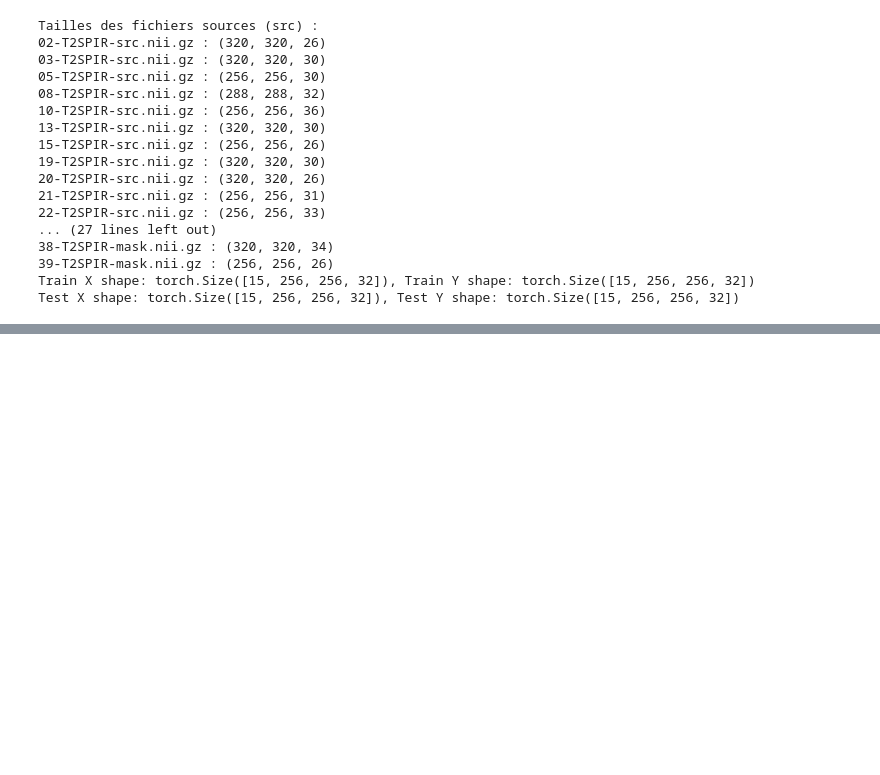
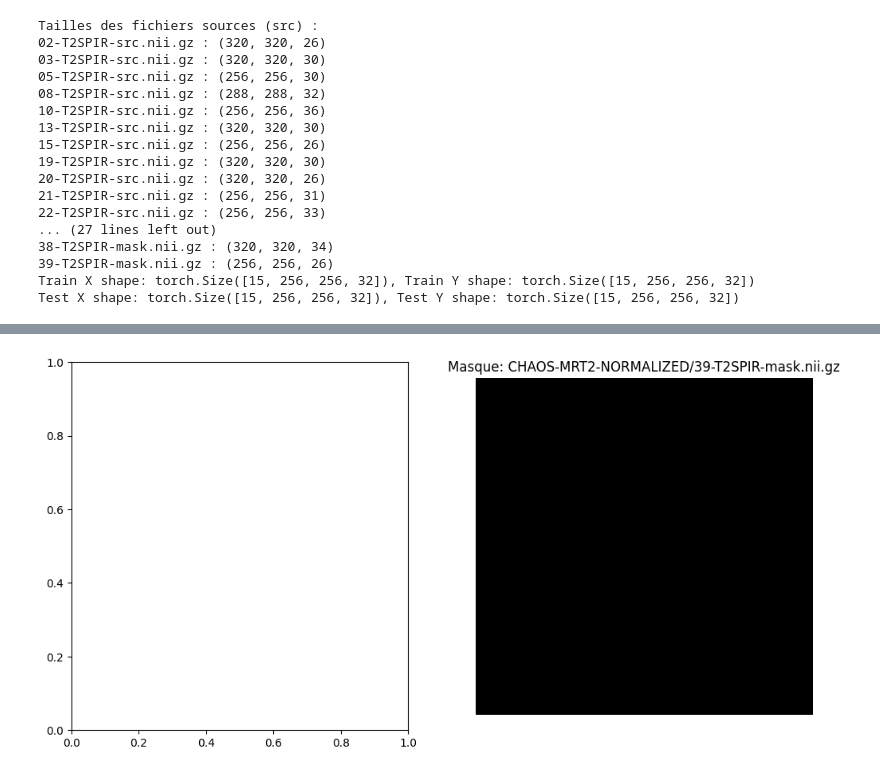
Before and after one commit to Joub2332/Attention-based-Unet-for-Segmentation, a Jupyter notebook: Architecture U-net.ipynb, the cells around one changed output, grey strips where cells are left out. Saved outputs shown, nothing was run; the diff lists cells and outputs as text; code cells hidden in the pictures; blank space fills up the shorter version.

```diff
--- a/Architecture U-net.ipynb
+++ b/Architecture U-net.ipynb
@@ -296,0 +743,18 @@ RuntimeError: all elements of input should be between 0 and 1
+# %%
+# Charger les images source et masque
+mask_img = nib.load('predicted_mask.nii.gz').get_fdata()
+
+    # Extraire une coupe 2D au milieu de l'axe z
+slice_z_mask = mask_img[:, :, mask_img.shape[2] // 2]
+
+    # Créer une figure pour afficher les deux images côte à côte
+fig, axes = plt.subplots(1, 2, figsize=(12, 6))
+
+    # Afficher l'image source
+
+axes[1].imshow(slice_z_mask.T, cmap='gray', origin='lower')
+axes[1].set_title(f'Masque: {mask_file}')
+axes[1].axis('off')
+plt.show()
+# %% [output]
+[figure, added]
```
Also changed, not shown: parts of 23 cells of this notebook, 4 other files.
